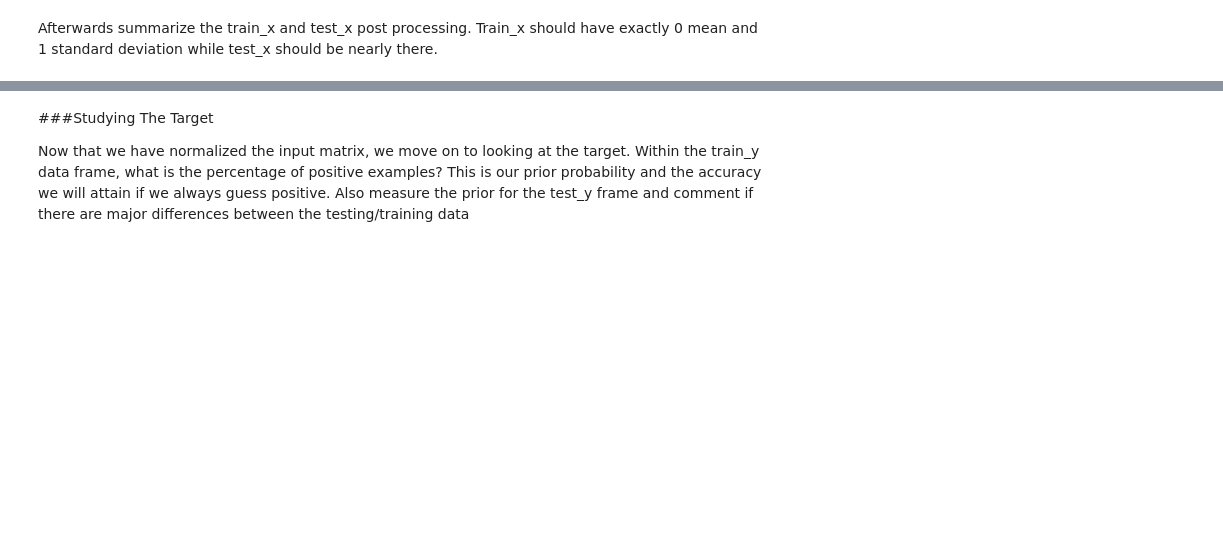
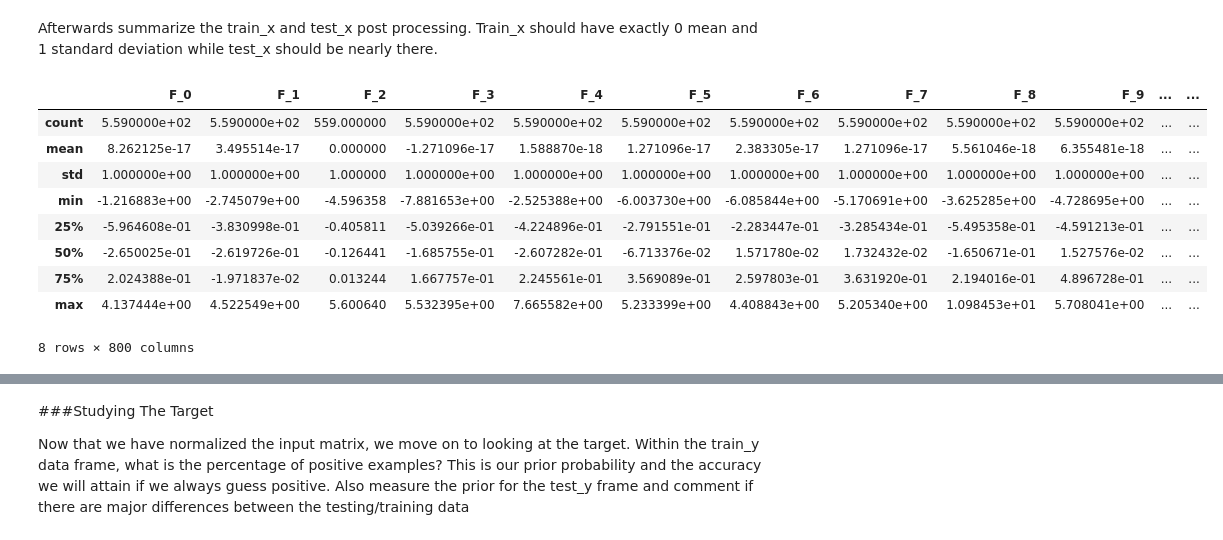
Before and after one commit to a6quinte/DSE200-notebooks, a Jupyter notebook: lecture_3_pandas_models_pylab/04_DCT_Exercises.ipynb, the cells around one changed output, grey strips where cells are left out. Drawn from its saved outputs; the diff is of its cells as text; code cells hidden in the pictures; blank space fills up the shorter version.

```diff
--- a/lecture_3_pandas_models_pylab/04_DCT_Exercises.ipynb
+++ b/lecture_3_pandas_models_pylab/04_DCT_Exercises.ipynb
@@ -28,5 +49,21 @@ Use pandas to describe the `train_x` data frame.
 Note that the range of each column varies by a significant amount.  Use the Z-Scaling method to normalize the data and make it suitable to modeling. More specifically, for each column in `train_x` compute the average $\mu$ and the standard deviation $\sigma$. Then transform each value in the column from the original value $X$ to the Z-value $Z$ using the formula:
 
 $$ Z=\frac{X-\mu}{\sigma} $$
+# %%
+# get list of column names
+colIndx = train_x.columns
+
+# scale both the train **and** test data:
+# loop through column names, doing vectorised z-scaling
+# note:
+#   I compute the standard dev. and average using the 'train' data
+#   and use these vals to scale the 'test' data
+for thisCol in colIndx:
+    thisAvg = train_x[thisCol].mean()   # train mean
+    thisStd = train_x[thisCol].std()    # treain std dev
+    # scale train data
+    train_x[thisCol] = (train_x[thisCol]-thisAvg) / thisStd
+    # scale test data
+    test_x[thisCol] = (test_x[thisCol]-thisAvg) / thisStd
 # %% [markdown]
 Use the values of $\mu$ and $\sigma$ computed from `train_x` to scale the values in `test_x`.
@@ -33,2 +72,15 @@ Use the values of $\mu$ and $\sigma$ computed from `train_x` to scale the values
 # %% [markdown]
 Afterwards summarize the train_x and test_x post processing.  Train_x should have exactly 0 mean and 1 standard deviation while test_x should be nearly there.
+# %%
+train_x.describe()
+# %% [output]
+|  | F_0 | F_1 | F_2 | F_3 | F_4 | F_5 | F_6 | F_7 | F_8 | F_9 | ... | ... |
+| count | 5.590000e+02 | 5.590000e+02 | 559.000000 | 5.590000e+02 | 5.590000e+02 | 5.590000e+02 | 5.590000e+02 | 5.590000e+02 | 5.590000e+02 | 5.590000e+02 | ... | ... |
+| mean | 8.262125e-17 | 3.495514e-17 | 0.000000 | -1.271096e-17 | 1.588870e-18 | 1.271096e-17 | 2.383305e-17 | 1.271096e-17 | 5.561046e-18 | 6.355481e-18 | ... | ... |
+| std | 1.000000e+00 | 1.000000e+00 | 1.000000 | 1.000000e+00 | 1.000000e+00 | 1.000000e+00 | 1.000000e+00 | 1.000000e+00 | 1.000000e+00 | 1.000000e+00 | ... | ... |
+| min | -1.216883e+00 | -2.745079e+00 | -4.596358 | -7.881653e+00 | -2.525388e+00 | -6.003730e+00 | -6.085844e+00 | -5.170691e+00 | -3.625285e+00 | -4.728695e+00 | ... | ... |
+| 25% | -5.964608e-01 | -3.830998e-01 | -0.405811 | -5.039266e-01 | -4.224896e-01 | -2.791551e-01 | -2.283447e-01 | -3.285434e-01 | -5.495358e-01 | -4.591213e-01 | ... | ... |
+| 50% | -2.650025e-01 | -2.619726e-01 | -0.126441 | -1.685755e-01 | -2.607282e-01 | -6.713376e-02 | 1.571780e-02 | 1.732432e-02 | -1.650671e-01 | 1.527576e-02 | ... | ... |
+| 75% | 2.024388e-01 | -1.971837e-02 | 0.013244 | 1.667757e-01 | 2.245561e-01 | 3.569089e-01 | 2.597803e-01 | 3.631920e-01 | 2.194016e-01 | 4.896728e-01 | ... | ... |
+| max | 4.137444e+00 | 4.522549e+00 | 5.600640 | 5.532395e+00 | 7.665582e+00 | 5.233399e+00 | 4.408843e+00 | 5.205340e+00 | 1.098453e+01 | 5.708041e+00 | ... | ... |
+8 rows × 800 columns
```
Also changed, not shown: parts of 7 cells of this notebook.
